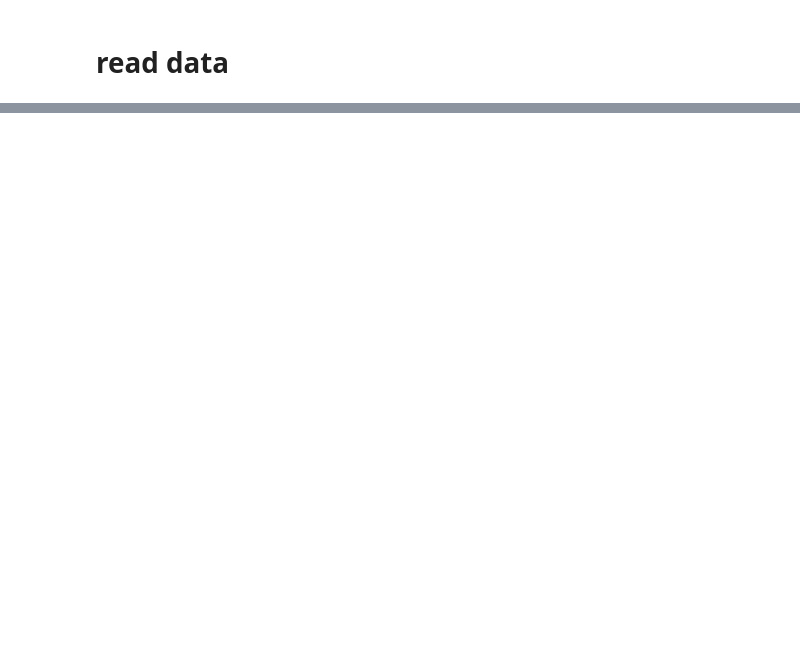
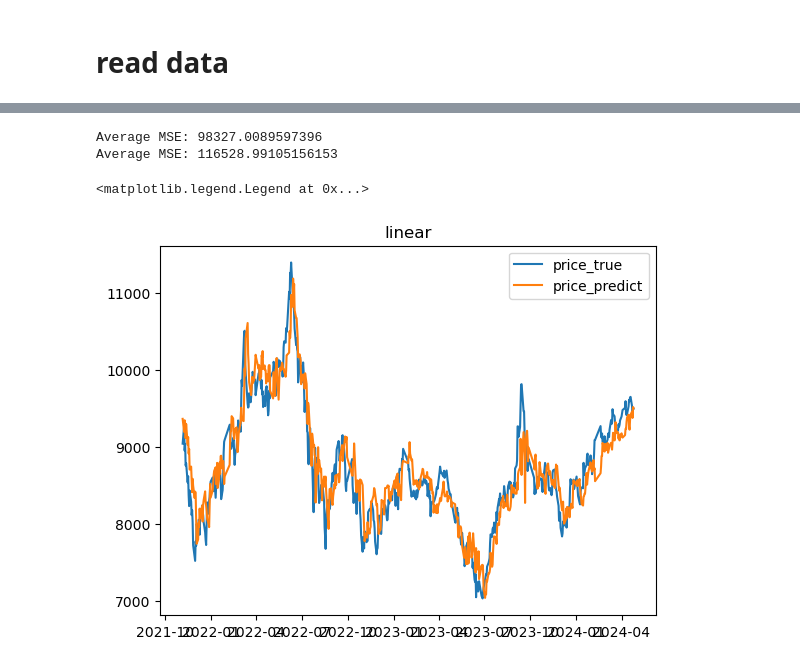
Before and after one commit to ChandlerMask/price_prediction, a Jupyter notebook: idea.ipynb, the cells around one changed output, grey strips where cells are left out. Drawn from its saved outputs; the diff is of its cells as text; code cells hidden in the pictures; blank space fills up the shorter version.

```diff
--- a/idea.ipynb
+++ b/idea.ipynb
@@ -170,0 +185,6 @@ THS_HQ('EBZL.DCE','open,high,low,close,avgPrice,changeRatio,volume,amount','CPS:
+# %%
+## 开始计算相关性
+df_corr = df_vars.copy()
+df_corr["close_1"] = df_corr["close"].shift(-1)
+df_corr["close_3"] = df_corr["close"].shift(-3)
+df_corr["close_5"] = df_corr["close"].shift(-5)
@@ -170,0 +234,6 @@ THS_HQ('EBZL.DCE','open,high,low,close,avgPrice,changeRatio,volume,amount','CPS:
+# %%
+features_list = ['open', 'high', 'low', 'close', 'avgPrice', 'volume', 'amount',
+                 'yy_close', 'sl_close',
+                 'index_close', 'au_close', 'close_1']
+
+target = "close"
@@ -170,0 +244,16 @@ THS_HQ('EBZL.DCE','open,high,low,close,avgPrice,changeRatio,volume,amount','CPS:
+# %%
+import statsmodels.api as sm
+
+lag = 5
+x = df_corr[features_list].iloc[:-lag]
+y = df_corr[target].iloc[lag:]
+
+x.index = list(range(x.shape[0]))
+y.index = list(range(y.shape[0]))
+
+# 创建并拟合模型
+model = sm.OLS(y, x)
+results = model.fit()
+
+# 打印摘要统计
+print(results.summary())
@@ -170,0 +434,18 @@ THS_HQ('EBZL.DCE','open,high,low,close,avgPrice,changeRatio,volume,amount','CPS:
+# %%
+lag = 5
+train_size = 500
+test_size = 20
+
+model = Model(data=df_corr)
+dict_result_line = model.test_linear_model(lag, train_size, test_size)
+dict_result_svm = model.test_svm_model(lag, train_size, test_size)
+# %% [output]
+Average MSE: 98327.0089597396
+Average MSE: 116528.99105156153
+# %%
+plt.plot(dict_result_line["plot_price"])
+plt.title("linear")
+plt.legend(dict_result_line["plot_price"].columns)
+# %% [output]
+<matplotlib.legend.Legend at 0x...>
+[figure, added]
```
Also changed, not shown: parts of 44 cells of this notebook, 7 other files.
